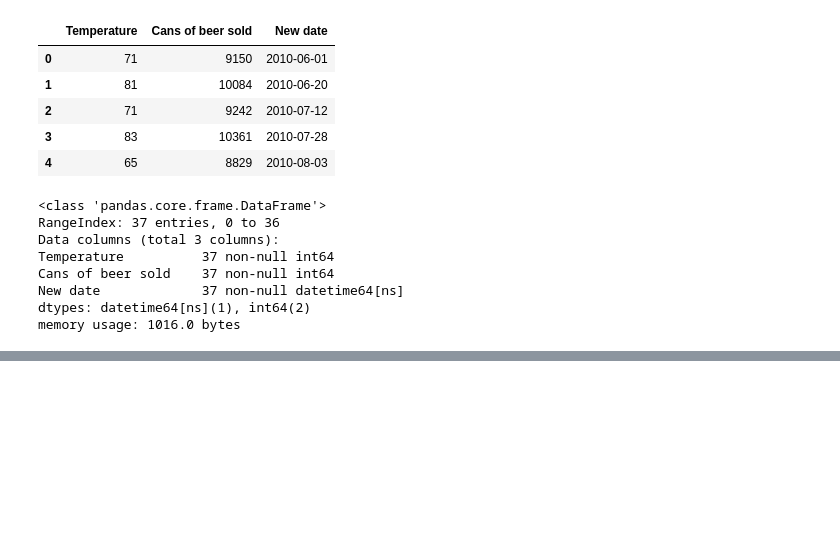
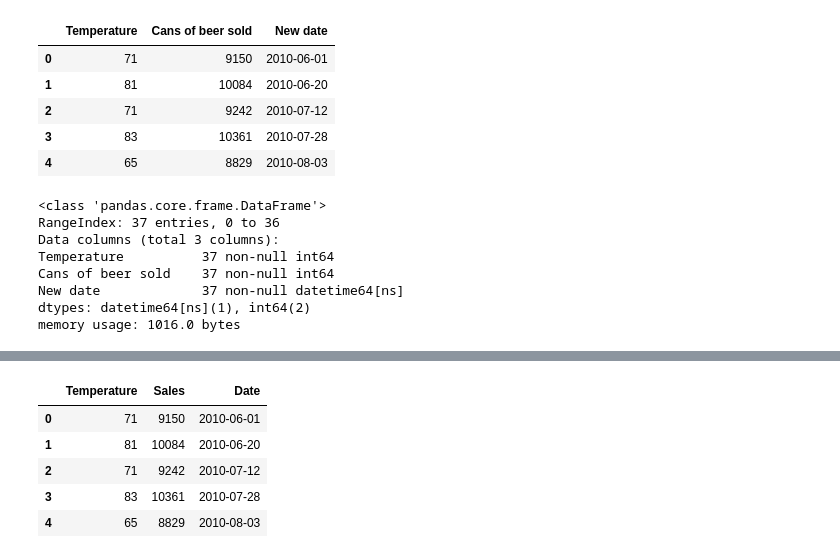
Before and after one commit to IshanaRaina/pandas-labs, a Jupyter notebook: teenage_pandas.ipynb, the cells around one changed output, grey strips where cells are left out. Drawn from its saved outputs; the diff is of its cells as text; code cells hidden in the pictures; blank space fills up the shorter version.

```diff
--- a/teenage_pandas.ipynb
+++ b/teenage_pandas.ipynb
@@ -262,0 +269,9 @@ memory usage: 1016.0 bytes
+# %%
+df.head()
+# %% [output]
+|  | Temperature | Sales | Date |
+| 0 | 71 | 9150 | 2010-06-01 |
+| 1 | 81 | 10084 | 2010-06-20 |
+| 2 | 71 | 9242 | 2010-07-12 |
+| 3 | 83 | 10361 | 2010-07-28 |
+| 4 | 65 | 8829 | 2010-08-03 |
```
Also changed, not shown: parts of 18 cells of this notebook.
